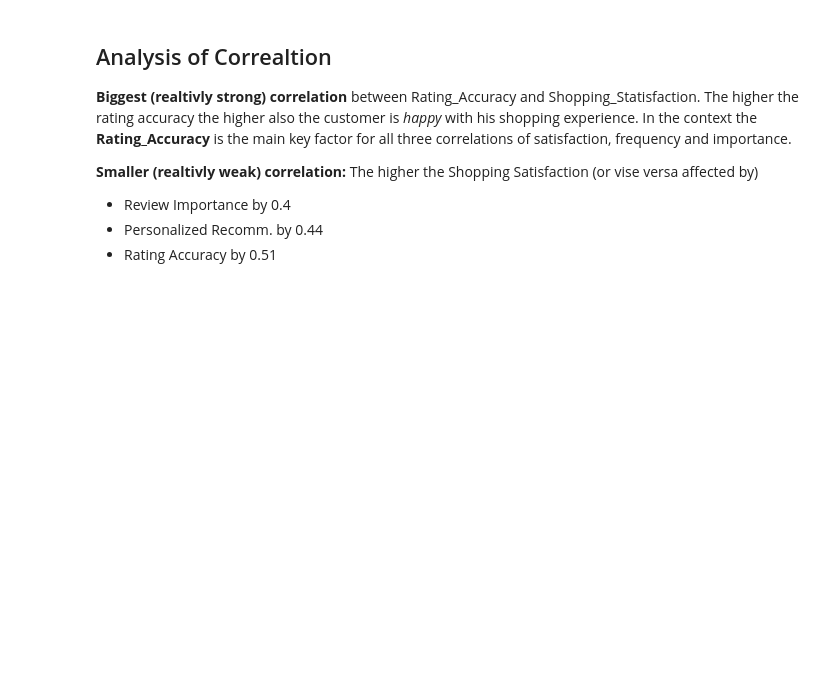
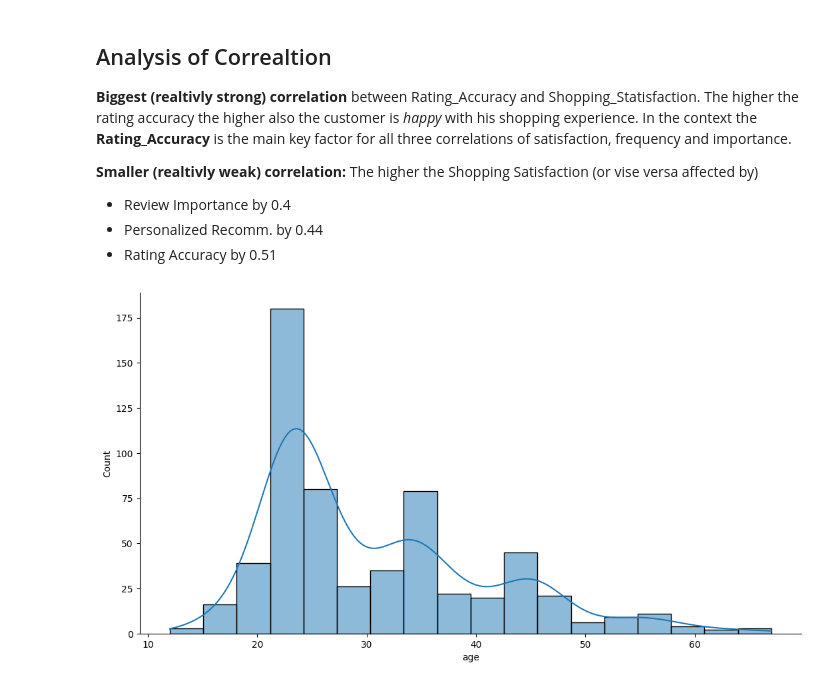
Before and after one commit to Korsas/-Exploratory-Amazon, a Jupyter notebook: amazon-consumer-behaviour-dataset-playthrough.ipynb, the cells around one changed output. Saved outputs shown, nothing was run; the diff lists cells and outputs as text; code cells hidden in the pictures; blank space fills up the shorter version.

```diff
--- a/amazon-consumer-behaviour-dataset-playthrough.ipynb
+++ b/amazon-consumer-behaviour-dataset-playthrough.ipynb
@@ -101,3 +136,5 @@ raw_data.drop_duplicates(inplace=True)
+# %%
+raw_data.drop(442,inplace=True)
 # %%
 corr_matrix = raw_data.corr(method='pearson',numeric_only=True)
 sns.heatmap(data=corr_matrix,annot=True)
@@ -114,3 +151,9 @@ The higher the Shopping Satisfaction (or vise versa affected by)
 - Review Importance by 0.4
 - Personalized Recomm. by 0.44
 -  Rating Accuracy by 0.51
+# %%
+age_dist = sns.displot(raw_data['age'],kde=True,legend=True)
+age_dist.fig.set_size_inches(12, 6)
+plt.show()
+# %% [output]
+[figure, added]
```
Also changed, not shown: parts of 11 cells of this notebook.
